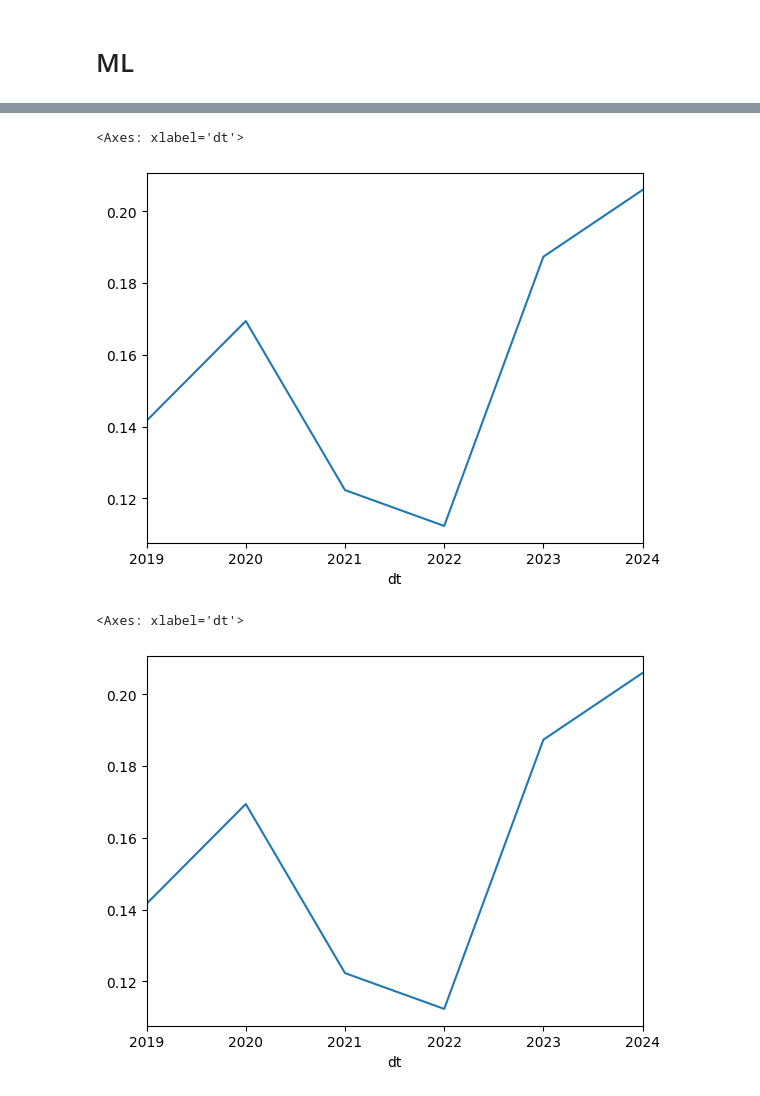
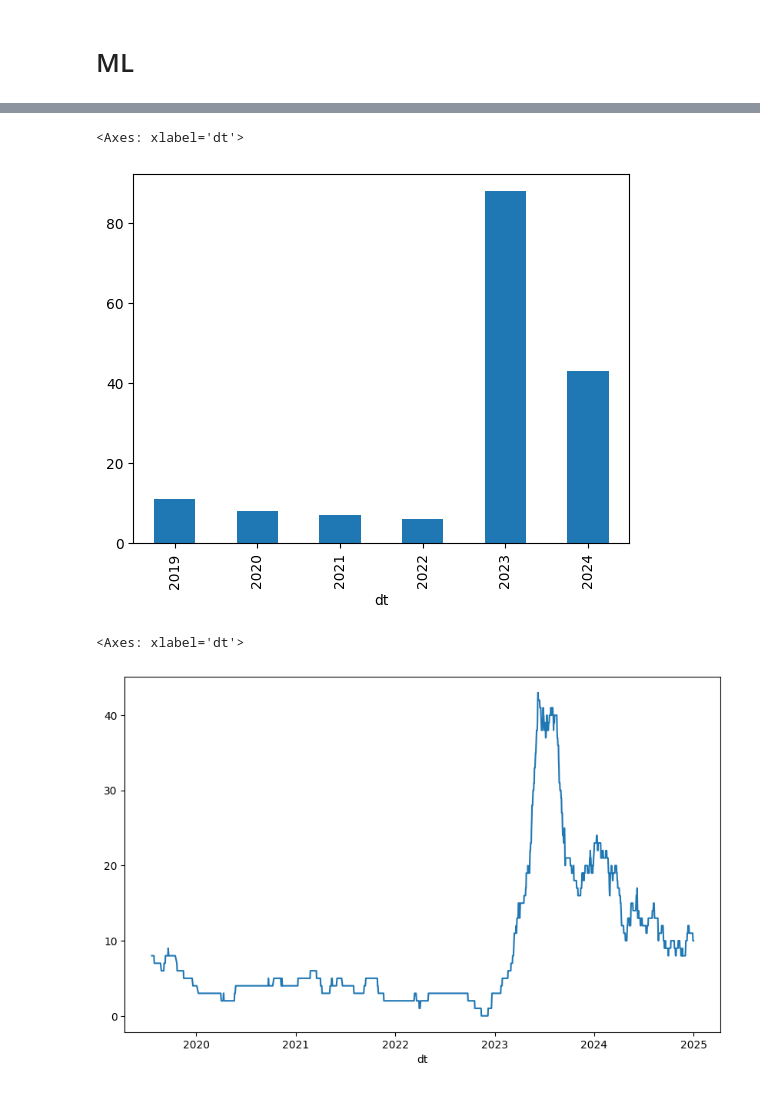
Before and after one commit to josh-ashkinaze/ssl, a Jupyter notebook: product.ipynb, the cells around one changed output, grey strips where cells are left out. Saved outputs shown, nothing was run; the diff lists cells and outputs as text; code cells hidden in the pictures.

```diff
--- a/product.ipynb
+++ b/product.ipynb
@@ -17,35 +30,23 @@ print(df.columns)
 import re
 def string_contains_word(s, word_list):
     """
-    Checks if any word from the word_list is present in the string s using regex.
+    Regex-based version with word boundaries for more precise matching.
+    Slightly slower but handles edge cases better.
+    """
+    # Sort by length (longest first) to match longer phrases before shorter ones
+    sorted_terms = sorted(word_list, key=len, reverse=True)
 
-    Args:
-        s (str): The input string to search.
-        word_list (list): A list of words to search for in the string.
+    # Escape special regex characters and create pattern
+    escaped_terms = [re.escape(term) for term in sorted_terms]
+    pattern = r'\b(' + '|'.join(escaped_terms) + r')\b'
 
-    Returns:
-        bool: True if any word from the word_list is found in s, False otherwise.
-    """
-    # Create a regex pattern to match any word in the word_list
-    pattern = r'\b(' + '|'.join(map(re.escape, word_list)) + r')\b'
-    return bool(re.search(pattern, s))
+    return bool(re.search(pattern, s, re.IGNORECASE))
 
-ai_terms = ["artificial intelligence", "large language model", "chatbot", "gpt", "a.i.", "chatgpt"]
-social_words = [
-    "therapist", "coach", "teacher", "scout", "advice", "support",
-    "mentor", "counselor", "guide", "trainer", "advisor", "consultant",
-    "helper", "facilitator", "mediator", "tutor", "educator", "leader",
-    "motivator", "instructor", "advocate", "listener", "companion",
-    "partner", "collaborator", "peer", "ally", "friend", "team",
-    "network", "community", "group", "interaction", "relationship",
-    "communicator", "organizer", "planner", "strategist", "negotiator",
-    "influencer", "volunteer", "coordinator", "supervisor", "manager",
-    "advisor", "role model", "inspiration", "caretaker", "mediator",
-    "psychologist", "psychiatrist", "social worker", "life coach",
-    "motivational speaker", "team player", "collaborator", "partner",
-    "engager", "connector", "facilitator", "leader", "mediator",
-    "advisor", "consultant", "helper", "listener", "supporter"
-]
+ai_terms = ["artificial intelligence", "large language model", "llm", "chatbot", "gpt", "a.i.", "ai-powered", "chatgpt", "agent", "agentic", "generative ai", "ai assistant", "virtual assistant", "dialogue system", "voice assistant", "bot", "foundation model"]
+
+social_words = atus_roles + onet_roles
+
+social_words = social_words.copy()
 df['text'] = df['name'] + df["tagline"] + df["description"]
 df = df.dropna(subset=['text'])
 df['text'] = df['text'].apply(lambda x: x.lower())
@@ -218,7 +213,7 @@ def calculate_proportion_by_aggregation(df, date_column, target_column, how='mea
     return aggregations
 
 # Example usage
-proportions = calculate_proportion_by_aggregation(df, date_column='dt', target_column='y',how='mean')
+proportions = calculate_proportion_by_aggregation(df, date_column='dt', target_column='yhat',how='sum')
 
 # Access proportions by day, week, month, or year
 byd = proportions['day']
@@ -226,12 +221,14 @@ byw = proportions['week']
 bym = proportions['month']
 byy = proportions['year']
 # %%
- byy.rolling(window=1, center=False).mean().plot()
+ byy.rolling(window=1, center=False).mean().plot(kind='bar')
 # %% [output]
 <Axes: xlabel='dt'>
-[figure, old version]
+[figure, new version]
 # %%
-byy.rolling(window=1, center=False).sum().plot()
+import matplotlib.pyplot as plt
+plt.figure(figsize=(10, 6))
+byd.rolling(window=100, center=False).sum().plot()
 # %% [output]
 <Axes: xlabel='dt'>
-[figure, old version]
+[figure, new version]
```
Also changed, not shown: parts of 9 cells of this notebook, 10 other files.
